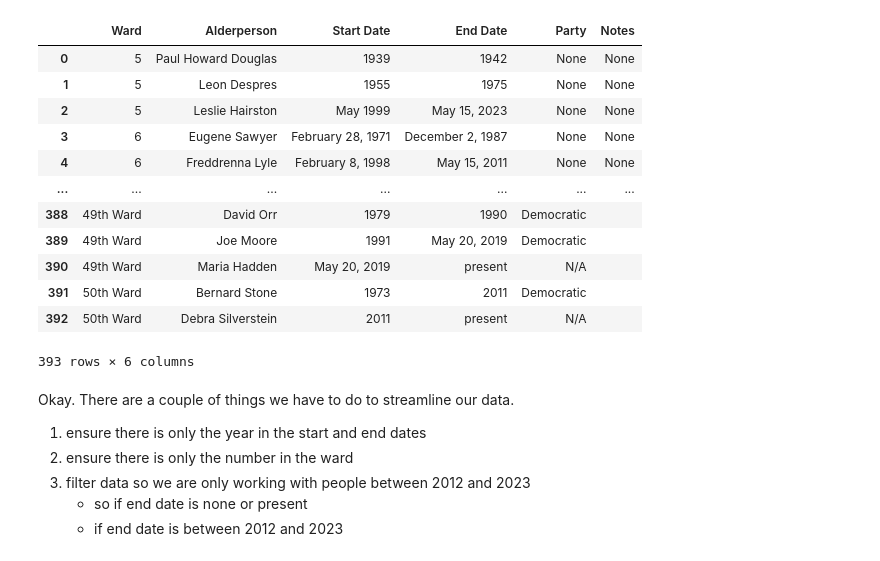
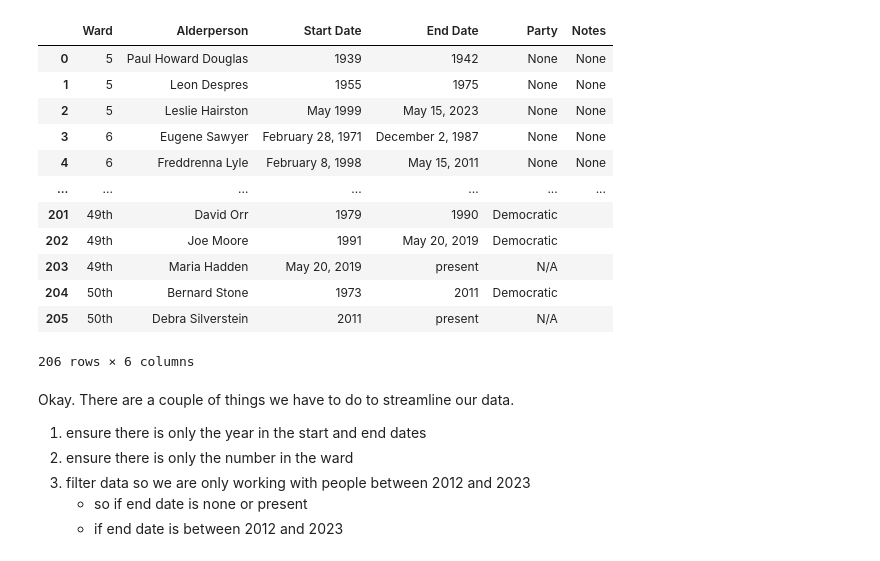
Before and after one commit to uchicago-2025-capp30122/30122-project-gitmoney, a Jupyter notebook: Scraper/join_ward_jsons.ipynb, the cells around one changed output. Drawn from its saved outputs; the diff is of its cells as text; code cells hidden in the pictures.

```diff
--- a/Scraper/join_ward_jsons.ipynb
+++ b/Scraper/join_ward_jsons.ipynb
@@ -6,33 +6,33 @@ import csv
 # %%
 full_wards = []
 
-with open("libbys_scraped_data.json", "r") as f:
+with open("../data/wiki/libbys_scraped_data.json", "r") as f:
     df = json.load(f)
     for row in df:
         full_wards.append(row)
 
-with open("scraped_data.json", "r") as f:
+with open("../data/wiki/getnet_data.json", "r") as f:
     df = json.load(f)
     for row in df:
         full_wards.append(row)
 
 all_alderpeople = pd.DataFrame(full_wards)
 
 all_alderpeople
 # %% [output]
 |  | Ward | Alderperson | Start Date | End Date | Party | Notes |
 | 0 | 5 | Paul Howard Douglas | 1939 | 1942 | None | None |
 | 1 | 5 | Leon Despres | 1955 | 1975 | None | None |
 | 2 | 5 | Leslie Hairston | May 1999 | May 15, 2023 | None | None |
 | 3 | 6 | Eugene Sawyer | February 28, 1971 | December 2, 1987 | None | None |
 | 4 | 6 | Freddrenna Lyle | February 8, 1998 | May 15, 2011 | None | None |
 | ... | ... | ... | ... | ... | ... | ... |
-| 388 | 49th Ward | David Orr | 1979 | 1990 | Democratic |  |
-| 389 | 49th Ward | Joe Moore | 1991 | May 20, 2019 | Democratic |  |
-| 390 | 49th Ward | Maria Hadden | May 20, 2019 | present | N/A |  |
-| 391 | 50th Ward | Bernard Stone | 1973 | 2011 | Democratic |  |
-| 392 | 50th Ward | Debra Silverstein | 2011 | present | N/A |  |
+| 201 | 49th | David Orr | 1979 | 1990 | Democratic |  |
+| 202 | 49th | Joe Moore | 1991 | May 20, 2019 | Democratic |  |
+| 203 | 49th | Maria Hadden | May 20, 2019 | present | N/A |  |
+| 204 | 50th | Bernard Stone | 1973 | 2011 | Democratic |  |
+| 205 | 50th | Debra Silverstein | 2011 | present | N/A |  |
-393 rows × 6 columns
+206 rows × 6 columns
 # %% [markdown]
 Okay. There are a couple of things we have to do to streamline our data.
 1) ensure there is only the year in the start and end dates
```
Also changed, not shown: parts of 6 cells of this notebook, 11 other files.
